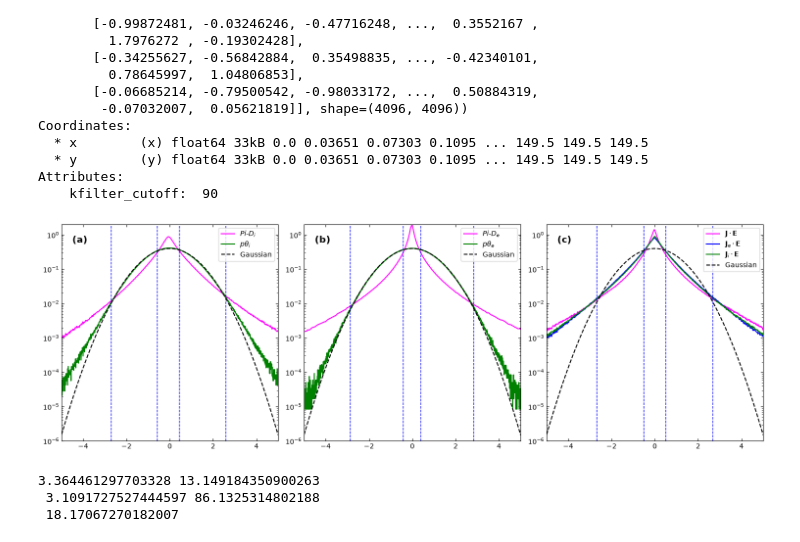
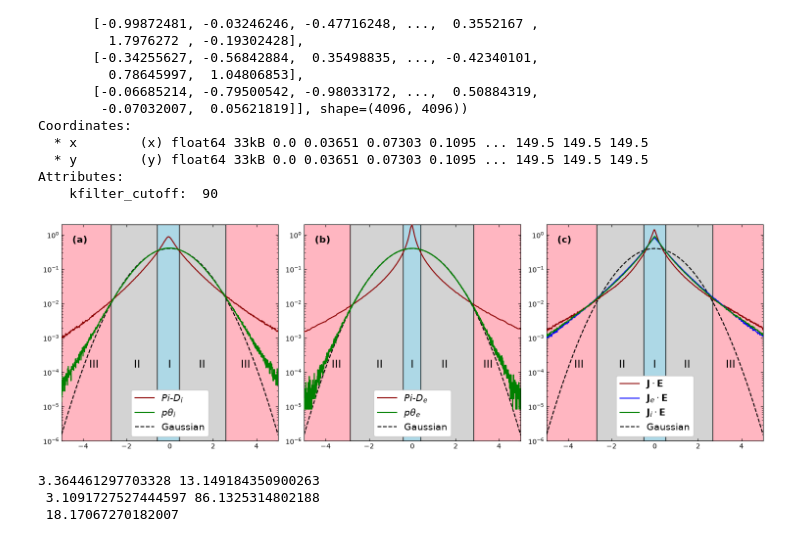
Before and after one commit to jgoodwill1/turbos, a Jupyter notebook: projects/scale_filter/nbs/PDF.ipynb, the cells around one changed output. Drawn from its saved outputs; the diff is of its cells as text; code cells hidden in the pictures.

```diff
--- a/projects/scale_filter/nbs/PDF.ipynb
+++ b/projects/scale_filter/nbs/PDF.ipynb
@@ -98,7 +98,7 @@ def plot_pdf(ax, data, color, label, bins=2000):
     # Empty bins cannot be displayed on a logarithmic axis.
     pdf[pdf == 0] = np.nan
 
-    ax.plot(centers, pdf, color=color, label=label)
+    ax.plot(centers, pdf, color=color, label=label, zorder=10)
 # %%
 # print(reg1[0][0])
 # %%
@@ -108,36 +108,36 @@ from scipy.stats import norm
 
 f, ax = plt.subplots(1, 3, figsize=(15, 5))
 
-plot_pdf(ax[0], pidi_n.values, 'magenta', r'$Pi\text{-}D_i$')
+plot_pdf(ax[0], pidi_n.values, 'darkred', r'$Pi\text{-}D_i$')
 plot_pdf(ax[0], pthi_n.values, 'green',   r'$p\theta_i$')
 
 
-plot_pdf(ax[1], pide_n.values, 'magenta', r'$Pi\text{-}D_e$')
+plot_pdf(ax[1], pide_n.values, 'darkred', r'$Pi\text{-}D_e$')
 plot_pdf(ax[1], pthe_n.values, 'green',   r'$p\theta_e$')
 
 
-
-
-plot_pdf(ax[2], JE_n.values,  'magenta', r'$\mathbf{J}\cdot\mathbf{E}$')
+plot_pdf(ax[2], JE_n.values,  'darkred', r'$\mathbf{J}\cdot\mathbf{E}$')
 plot_pdf(ax[2], JeE_n.values, 'blue',    r'$\mathbf{J}_e\cdot\mathbf{E}$')
 plot_pdf(ax[2], JiE_n.values, 'green',   r'$\mathbf{J}_i\cdot\mathbf{E}$')
 
 reg1 = [[-0.58, 0.43], [-0.43, 0.39], [-0.51, 0.51]]
 reg2 = [[-2.72, 2.58], [-2.88, 2.83], [-2.68, 2.66]]
 
-ax[0].axvline(reg1[0][0], color='blue', linestyle='--', linewidth=1)
-ax[0].axvline(reg1[0][1], color='blue', linestyle='--', linewidth=1)
-ax[1].axvline(reg1[1][0], color='blue', linestyle='--', linewidth=1)
-ax[1].axvline(reg1[1][1], color='blue', linestyle='--', linewidth=1)
-ax[2].axvline(reg1[2][0], color='blue', linestyle='--', linewidth=1)
-ax[2].axvline(reg1[2][1], color='blue', linestyle='--', linewidth=1)
 
-ax[0].axvline(reg2[0][0], color='blue', linestyle='--', linewidth=1)
-ax[0].axvline(reg2[0][1], color='blue', linestyle='--', linewidth=1)
-ax[1].axvline(reg2[1][0], color='blue', linestyle='--', linewidth=1)
-ax[1].axvline(reg2[1][1], color='blue', linestyle='--', linewidth=1)
-ax[2].axvline(reg2[2][0], color='blue', linestyle='--', linewidth=1)
-ax[2].axvline(reg2[2][1], color='blue', linestyle='--', linewidth=1)
+ax[0].axvspan(reg2[0][0], -5, color="lightpink", alpha=1, zorder=0)
+ax[0].axvspan(reg2[0][1], 5,  color="lightpink", alpha=1, zorder=0)
+ax[1].axvspan(reg2[1][0], -5, color="lightpink", alpha=1, zorder=0)
+ax[1].axvspan(reg2[1][1], 5,  color="lightpink", alpha=1, zorder=0)
+ax[2].axvspan(reg2[2][0], -5, color="lightpink", alpha=1, zorder=0)
+ax[2].axvspan(reg2[2][1], 5,  color="lightpink", alpha=1, zorder=0)
+
+ax[0].axvspan(reg2[0][0], reg2[0][1], fc="lightgray", alpha=1, zorder=1, ec='black', lw = 1)
+ax[1].axvspan(reg2[1][0], reg2[1][1], fc="lightgray", alpha=1, zorder=1, ec='black', lw = 1)
+ax[2].axvspan(reg2[2][0], reg2[2][1], fc="lightgray", alpha=1, zorder=1, ec='black', lw = 1)
+
+ax[0].axvspan(reg1[0][0], reg1[0][1], fc="lightblue", alpha=1, zorder=2, ec='black', linewidth=1)
+ax[1].axvspan(reg1[1][0], reg1[1][1], fc="lightblue", alpha=1, zorder=2, ec='black', linewidth=1)
+ax[2].axvspan(reg1[2][0], reg1[2][1], fc="lightblue", alpha=1, zorder=2, ec='black', linewidth=1)
 
 
 # nbins = 2000
@@ -162,35 +162,80 @@ for a in ax:
     a.plot(
         x,
         gaussian,
         "--",
         color='black',
         label="Gaussian",
+        zorder=3
     )
 
     a.tick_params(
         axis='both',          # Apply to both X and Y axes
         which='both',         # Apply to both major and minor ticks (critical for log scale)
         direction='in',       # Put ticks inside the plot
         top=True,             # Draw ticks on the top edge
         right=True,           # Draw ticks on the right edge
         bottom=True,          # Draw ticks on the bottom edge
         left=True             # Draw ticks on the left edge
     )
 
-    a.legend()
+    a.legend(loc = 'lower center', fontsize = 14, framealpha = 1)
 
 for a, label in zip(ax, ['(a)', '(b)', '(c)']):
     a.text(
         0.05, 0.95, label,
         transform=a.transAxes,
         ha='left', va='top',
         fontsize=14,
         fontweight='bold',
     )
+reg_labels = [r'$\mathrm{I}$', r'$\mathrm{II}$', r'$\mathrm{III}$']
+
+for a in ax:
+    a.text(
+        0.5, 0.35, reg_labels[0],
+        transform=a.transAxes,
+        ha='center', va='center',
+        fontsize=16,
+        fontweight='bold',
+    )
+
+for a in ax:
+    a.text(
+        0.35, 0.35, reg_labels[1],
+        transform=a.transAxes,
+        ha='center', va='center',
+        fontsize=16,
+        fontweight='bold',
+    )
+    a.text(
+        0.65, 0.35, reg_labels[1],
+        transform=a.transAxes,
+        ha='center', va='center',
+        fontsize=16,
+        fontweight='bold',
+    )
+
+for a in ax:
+    a.text(
+        0.15, 0.35, reg_labels[2],
+        transform=a.transAxes,
+        ha='center', va='center',
+        fontsize=16,
+        fontweight='bold',
+    )
+    a.text(
+        0.85, 0.35, reg_labels[2],
+        transform=a.transAxes,
+        ha='center', va='center',
+        fontsize=16,
+        fontweight='bold',
+    )
+
+
 plt.tight_layout()
 f.savefig('../fig/PDF.png')
 # %% [output]
-[figure, old version]
+[figure, new version]
 # %%
 from turbos.statistics import kurtosis
 
```
Also changed, not shown: 9 other files.
